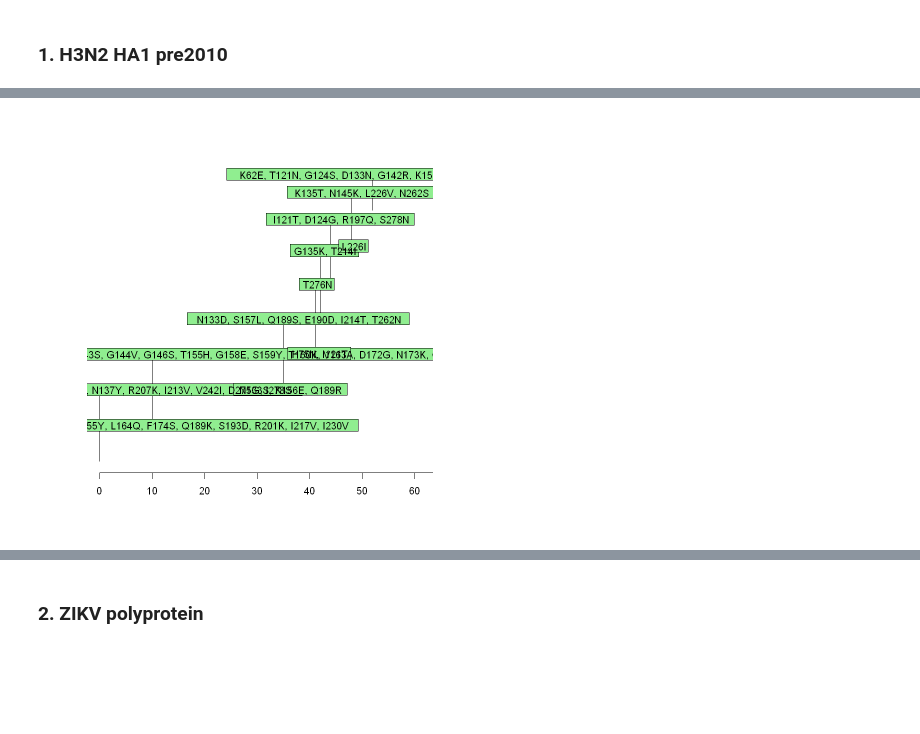
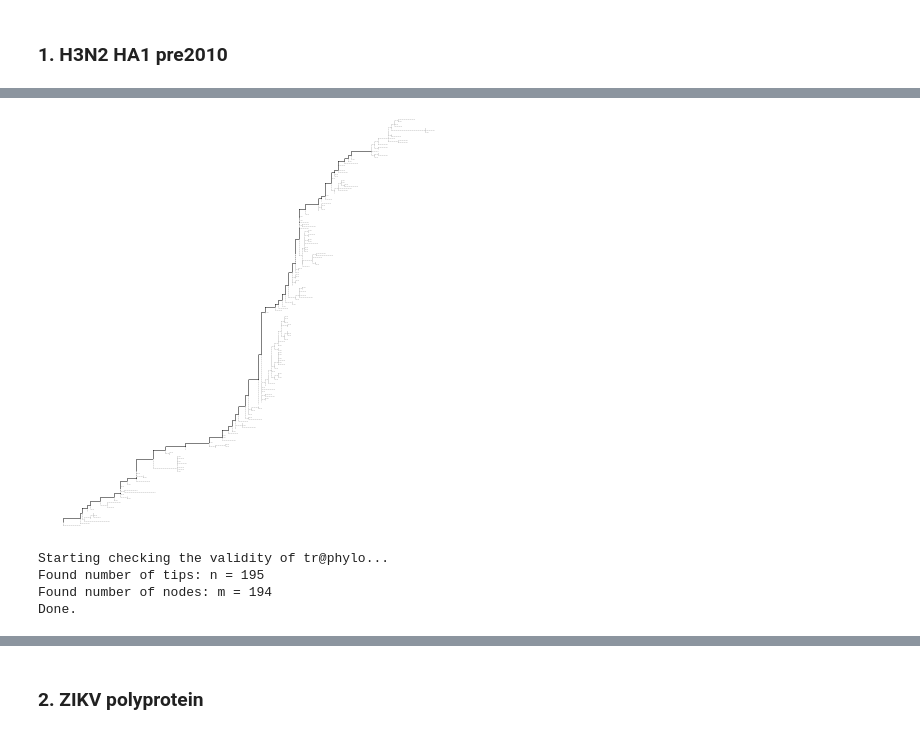
Before and after one commit to Takkoona/phyloColoring, a Jupyter notebook: 1.1_find_fixations.ipynb, the cells around one changed output, grey strips where cells are left out. Drawn from its saved outputs; the diff is of its cells as text; code cells hidden in the pictures; blank space fills up the shorter version.

```diff
--- a/1.1_find_fixations.ipynb
+++ b/1.1_find_fixations.ipynb
@@ -37,6 +64,12 @@ plot(paths)
+# %%
+attr(tree, "group") <- rep(1, times = Ntip(tree) + tree$Nnode)
+attr(tree, "group")[unique(unlist(paths))] <- 0
+attr(tree, "group") <- factor(attr(tree, "group"))
+
+ggtree(tree, aes(color=group, linetype=group)) +
+    scale_color_manual(values = c("black", "grey")) +
+    theme(legend.position = "none")
+# %% [output]
+[figure, added]
 # %%
 mutations <- fixationSites(paths)
-# %%
-plot(mutations)
-# %% [output]
-[figure, removed]
@@ -42,0 +116,7 @@ plot(mutations)
+# %%
+checkValidPhylo(tr@phylo)
+# %% [output]
+Starting checking the validity of tr@phylo...
+Found number of tips: n = 195
+Found number of nodes: m = 194
+Done.
```
Also changed, not shown: parts of 11 cells of this notebook, 6 other files.
